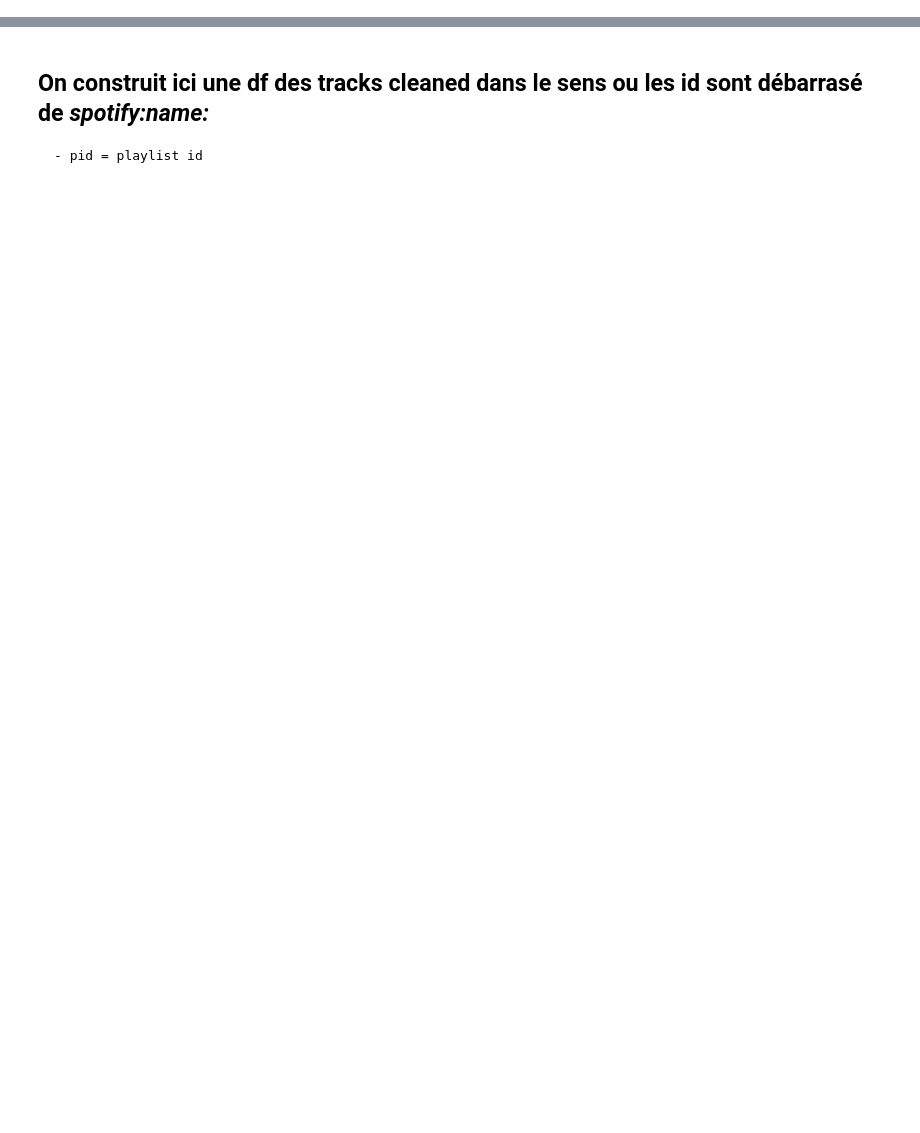
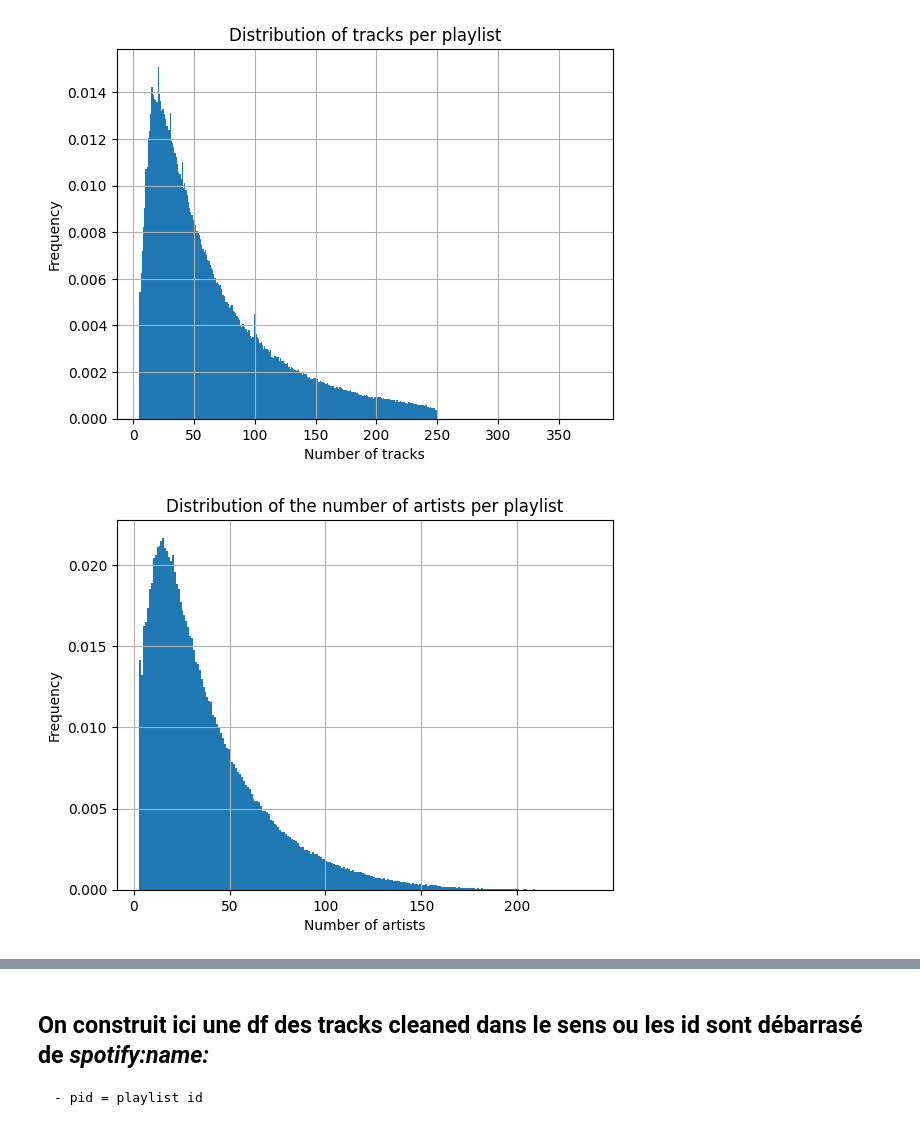
Before and after one commit to rmcvid/infoh600_projet, a Jupyter notebook: main.ipynb, the cells around one changed output, grey strips where cells are left out. Cells and saved outputs as stored; diff of their text form; code cells hidden in the pictures; blank space fills up the shorter version.

```diff
--- a/main.ipynb
+++ b/main.ipynb
@@ -65,0 +97,6 @@ memory usage: 468.9+ KB
+# %%
+parquet_folder = os.path.join(sys.path[0], "data_parquet")
+parquet_folder_tracks = os.path.join(sys.path[0], "data_tracks_parquet")
+df_playlists = dd.read_parquet(parquet_folder)
+df_tracks = dd.read_parquet(parquet_folder_tracks)
+df = 0
@@ -65,0 +162,23 @@ memory usage: 468.9+ KB
+# %%
+num_tracks = df_playlists["num_tracks"].compute()
+max_tracks = num_tracks.max()
+min_tracks = num_tracks.min()
+num_tracks.hist(bins=(max_tracks - min_tracks + 1), density=True)
+plt.xlabel("Number of tracks")
+plt.ylabel("Frequency")
+plt.title("Distribution of tracks per playlist")
+plt.show()
+
+
+# Histogram of the number of artists per playlist
+num_artists = df_playlists["num_artists"].compute()
+max_artists = num_artists.max()
+min_artists = num_artists.min()
+num_artists.hist(bins=(max_artists -min_artists), density=True )
+plt.title("Distribution of the number of artists per playlist")
+plt.xlabel("Number of artists")
+plt.ylabel("Frequency")
+plt.show()
+# %% [output]
+[figure, added]
+[figure, added]
```
Also changed, not shown: parts of 33 cells of this notebook, 1 other file.
